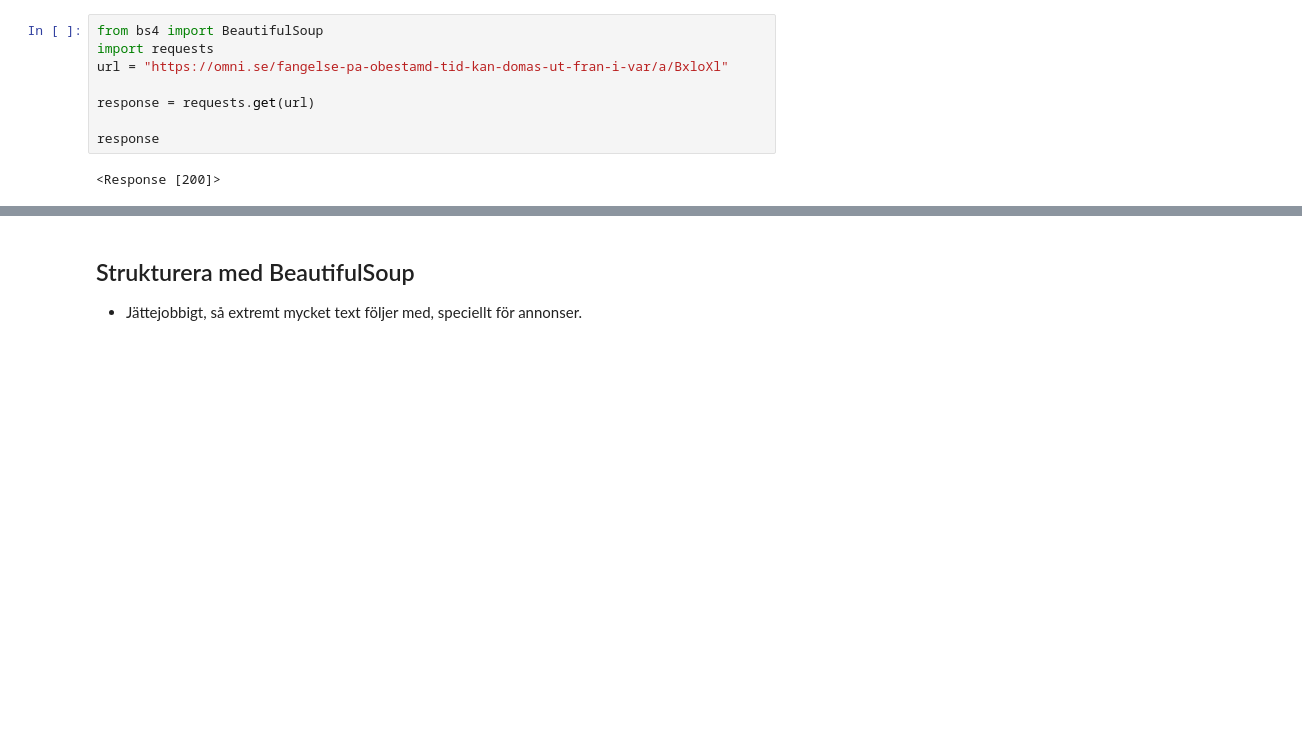
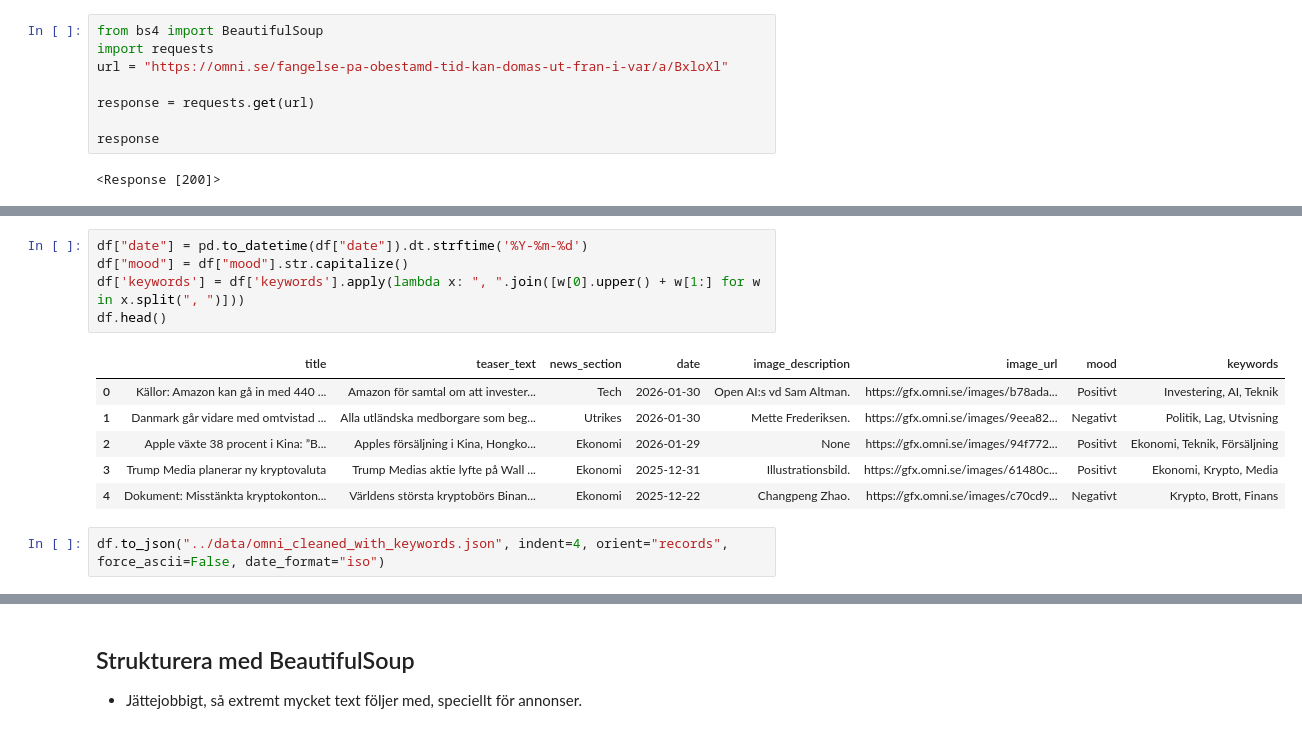
Before and after one commit to glennart8/personal_agent, a Jupyter notebook: pa_agent/src/pa_agent/explorations/explore_scraping.ipynb, the cells around one changed output, grey strips where cells are left out. Drawn from its saved outputs; the diff is of its cells as text; blank space fills up the shorter version.

```diff
--- a/pa_agent/src/pa_agent/explorations/explore_scraping.ipynb
+++ b/pa_agent/src/pa_agent/explorations/explore_scraping.ipynb
@@ -13 +26,15 @@ response
+# %%
+df["date"] = pd.to_datetime(df["date"]).dt.strftime('%Y-%m-%d')
+df["mood"] = df["mood"].str.capitalize()
+df['keywords'] = df['keywords'].apply(lambda x: ", ".join([w[0].upper() + w[1:] for w in x.split(", ")]))
+df.head()
+# %% [output]
+|  | title | teaser_text | news_section | date | image_description | image_url | mood | keywords |
+| 0 | Källor: Amazon kan gå in med 440 ... | Amazon för samtal om att invester... | Tech | 2026-01-30 | Open AI:s vd Sam Altman. | https://gfx.omni.se/images/b78ada... | Positivt | Investering, AI, Teknik |
+| 1 | Danmark går vidare med omtvistad ... | Alla utländska medborgare som beg... | Utrikes | 2026-01-30 | Mette Frederiksen. | https://gfx.omni.se/images/9eea82... | Negativt | Politik, Lag, Utvisning |
+| 2 | Apple växte 38 procent i Kina: ”B... | Apples försäljning i Kina, Hongko... | Ekonomi | 2026-01-29 | None | https://gfx.omni.se/images/94f772... | Positivt | Ekonomi, Teknik, Försäljning |
+| 3 | Trump Media planerar ny kryptovaluta | Trump Medias aktie lyfte på Wall ... | Ekonomi | 2025-12-31 | Illustrationsbild. | https://gfx.omni.se/images/61480c... | Positivt | Ekonomi, Krypto, Media |
+| 4 | Dokument: Misstänkta kryptokonton... | Världens största kryptobörs Binan... | Ekonomi | 2025-12-22 | Changpeng Zhao. | https://gfx.omni.se/images/c70cd9... | Negativt | Krypto, Brott, Finans |
+# %%
+df.to_json("../data/omni_cleaned_with_keywords.json", indent=4, orient="records", force_ascii=False, date_format="iso")
 # %% [markdown]
```
Also changed, not shown: parts of 1 cell of this notebook, 8 other files.
